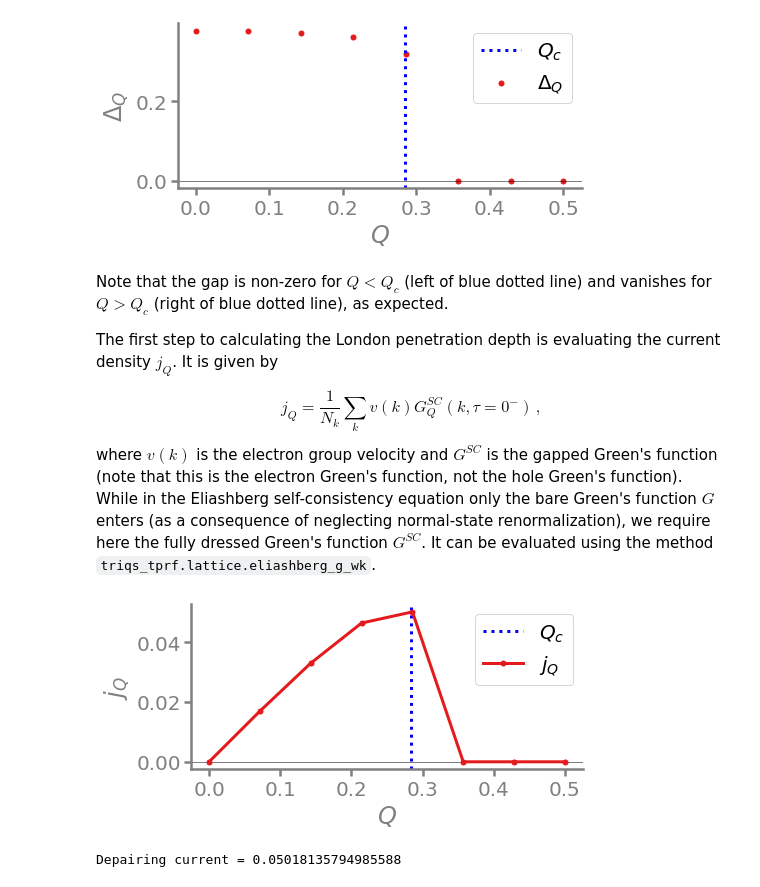
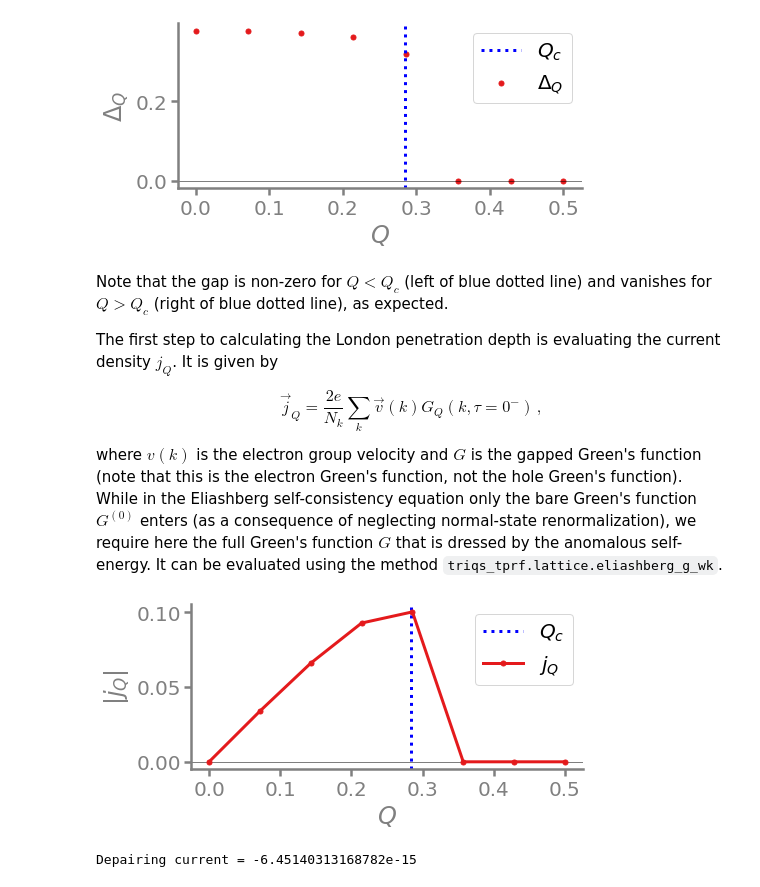
Before and after one commit to TRIQS/tprf, a Jupyter notebook: doc/user_guide/Extracting Superconducting Length Scales from Eliashberg Theory.ipynb, the cells around one changed output. Drawn from its saved outputs; the diff is of its cells as text; code cells hidden in the pictures.

```diff
--- a/doc/user_guide/Extracting Superconducting Length Scales from Eliashberg Theory.ipynb
+++ b/doc/user_guide/Extracting Superconducting Length Scales from Eliashberg Theory.ipynb
@@ -188,12 +216,12 @@ Es_list = np.zeros(len(hubbard_Qscan.objects))
 for ii,hub in enumerate(hubbard_Qscan):
     # Construct dispersion
     for k in kmesh:
-        e_kpq[k] = dispersion(k.value, hub.t)
-        e_kmq[k] = dispersion(k.value - hub.Q, hub.t)
+        e_k[k] = dispersion(k.value, hub.t)
+        ebar_k[k] = dispersion(k.value - hub.Q, hub.t)
 
     # Greens functions
-    g0_wk = lattice_dyson_g0_wk(mu=hub.mu, e_k=e_kpq, mesh=wmesh)
-    g0bar_wk = lattice_dyson_g0_wk(mu=hub.mu, e_k=e_kmq, mesh=wmesh)
+    g0_wk = lattice_dyson_g0_wk(mu=hub.mu, e_k=e_k, mesh=wmesh)
+    g0bar_wk = lattice_dyson_g0_wk(mu=hub.mu, e_k=ebar_k, mesh=wmesh)
 
     # Linearized Eliashberg
     Es, eigen_modes = solve_eliashberg(gamma_pp, g0_wk, gbar_wk=g0bar_wk, solver='PM')
@@ -241,13 +269,15 @@ delta_list = np.zeros(len(hubbard_Qscan.objects))
 for ii,hub in enumerate(hubbard_Qscan):
     # Construct dispersion
     for k in kmesh:
-        e_kpq[k] = dispersion(k.value, hub.t)
-        e_kmq[k] = dispersion(k.value - hub.Q, hub.t)
+        e_k[k] = dispersion(k.value, hub.t)
+        ebar_k[k] = dispersion(k.value - hub.Q, hub.t)
 
     # Greens functions
-    g0_wk = lattice_dyson_g0_wk(mu=hub.mu, e_k=e_kpq, mesh=wmesh)
-    g0bar_wk = lattice_dyson_g0_wk(mu=hub.mu, e_k=e_kmq, mesh=wmesh)
+    g0_wk = lattice_dyson_g0_wk(mu=hub.mu, e_k=e_k, mesh=wmesh)
+    g0bar_wk = lattice_dyson_g0_wk(mu=hub.mu, e_k=ebar_k, mesh=wmesh)
 
     # Non-linearized Eliashberg
     delta_wk = solve_eliashberg_nonlinear(gamma_pp, g0_wk, gbar_wk=g0bar_wk)
-    delta_list[ii] = np.unique(delta_wk.data[:])[0].real
+    delta = np.mean(delta_wk.data[:].real)
+    assert np.allclose(delta_wk.data[:].real, delta), "Delta is not constant"
+    delta_list[ii] = delta
@@ -272,11 +311,11 @@ Note that the gap is non-zero for $Q < Q_c$ (left of blue dotted line) and vanis
 The first step to calculating the London penetration depth is evaluating the current density $j_Q$. It is given by
 
 $$
-j_Q = \frac{1}{N_k} \sum_{k} v(k) G^{SC}_Q(k,\tau=0^-) \,,
+\vec{j}_Q = \frac{2 e}{N_k} \sum_{k} \vec{v}(k) G_Q(k,\tau=0^-) \,,
 $$
 
-where $v(k)$ is the electron group velocity and $G^{SC}$ is the gapped Green's function (note that this is the electron Green's function, not the hole Green's function).
-While in the Eliashberg self-consistency equation only the bare Green's function $G$ enters (as a consequence of neglecting normal-state renormalization), we require here the fully dressed Green's function $G^{SC}$. It can be evaluated using the method `triqs_tprf.lattice.eliashberg_g_wk`.
+where $v(k)$ is the electron group velocity and $G$ is the gapped Green's function (note that this is the electron Green's function, not the hole Green's function).
+While in the Eliashberg self-consistency equation only the bare Green's function $G^{(0)}$ enters (as a consequence of neglecting normal-state renormalization), we require here the full Green's function $G$ that is dressed by the anomalous self-energy. It can be evaluated using the method `triqs_tprf.lattice.eliashberg_g_wk`.
 # %%
 from triqs.gfs import make_gf_from_fourier
 from triqs_tprf.lattice import eliashberg_g_wk
@@ -288,11 +327,11 @@ def current_density(v_k, g0_wk, g0bar_wk, delta_wk):
     wmesh, kmesh = g0_wk.mesh.components
     g_sc_wk = eliashberg_g_wk(g0_wk, g0bar_wk, delta_wk)
 
-    integrant_w = Gf(mesh=wmesh, target_shape=g_sc_wk.target_shape)
-    integrant_w.data[:,0,0] = np.sum(v_k * g_sc_wk.data[:,:,0,0], axis=1) / len(kmesh)
-    integrant_t = make_gf_from_fourier(integrant_w)
+    integrand_w = Gf(mesh=wmesh, target_shape=g_sc_wk.target_shape)
+    integrand_w.data[:,0,0] = np.sum(v_k * g_sc_wk.data[:,:,0,0], axis=1) / len(kmesh)
+    integrand_t = make_gf_from_fourier(integrand_w)
 
-    j = np.abs(integrant_t(0.0)[0,0])
+    j = 2 * integrand_t(0.0)[0,0].real   # Using units where e=1
     return j
 # %%
 j_list = np.zeros(len(hubbard_Qscan.objects))
@@ -301,12 +340,12 @@ for ii,hub in enumerate(hubbard_Qscan):
     v_k = np.zeros(len(kmesh))
     for k in kmesh:
         v_k[k.data_index] = velocity(k.value, hub.t)
-        e_kpq[k] = dispersion(k.value, hub.t)
-        e_kmq[k] = dispersion(k.value - hub.Q, hub.t)
+        e_k[k] = dispersion(k.value, hub.t)
+        ebar_k[k] = dispersion(k.value - hub.Q, hub.t)
 
     # Greens functions
-    g0_wk = lattice_dyson_g0_wk(mu=hub.mu, e_k=e_kpq, mesh=wmesh)
-    g0bar_wk = lattice_dyson_g0_wk(mu=hub.mu, e_k=e_kmq, mesh=wmesh)
+    g0_wk = lattice_dyson_g0_wk(mu=hub.mu, e_k=e_k, mesh=wmesh)
+    g0bar_wk = lattice_dyson_g0_wk(mu=hub.mu, e_k=ebar_k, mesh=wmesh)
 
     # Current density
     delta_wk = g0_wk.copy()
@@ -315,22 +354,22 @@ for ii,hub in enumerate(hubbard_Qscan):
 # %%
 plt.figure(figsize=(3.25*2, 3))
 
 plt.axhline(y=0.0, color='black', linewidth=0.5)
 plt.axvline(x=Q_c, color='blue', linestyle=':', label=r"$Q_c$")
-plt.plot(Q_list, j_list, marker='.', label=r"$j_Q$")
+plt.plot(Q_list, np.abs(j_list), marker='.', label=r"$j_Q$")
 
 plt.legend()
 plt.tight_layout()
 plt.xlabel(r"$Q$")
-plt.ylabel(r"$j_{Q}$")
+plt.ylabel(r"$|j_{Q}|$")
 
 plt.show()
 
 j_dp = np.max(j_list)
 print("Depairing current =", j_dp)
 # %% [output]
-[figure, old version]
+[figure, new version]
-Depairing current = 0.05018135794985588
+Depairing current = -6.45140313168782e-15
 # %% [markdown]
 The current density shows a typical dome-like shape as a function of $Q$. At $Q=0$, Cooper pairs have no center-of-mass momentum, such that also the current vanishes.
 For $Q>Q_c$ the superconducting order disappears, which also makes a supercurrent impossible.
```
Also changed, not shown: parts of 20 cells of this notebook.
